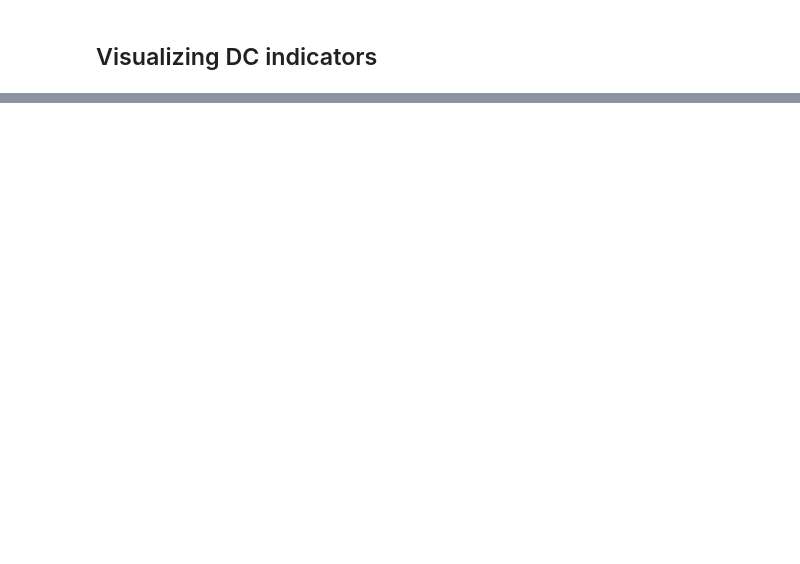
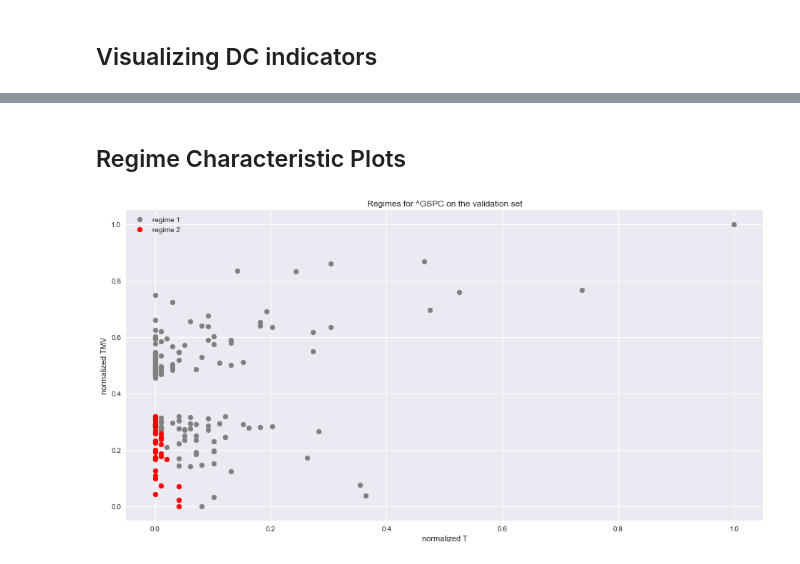
Before and after one commit to uday-31/detecting-market-regime-changes, a Jupyter notebook: detecting-regime-change.ipynb, the cells around one changed output, grey strips where cells are left out. Cells and saved outputs as stored; diff of their text form; code cells hidden in the pictures; blank space fills up the shorter version.

```diff
--- a/detecting-regime-change.ipynb
+++ b/detecting-regime-change.ipynb
@@ -151,10 +215,0 @@ plt.show()
-# %%
-df_ts = get_data(TICKERS, START_DATE, TRADING_DAY[TYPE]/2)
-df_ret = df_ts.pct_change().dropna()
-
-features = get_DC_data_v2(df_ts[TICKERS[0]], 0.2)
-fig, ax = plt.subplots(figsize=(16,8))
-sns.lineplot(data=df_ts[TICKERS[0]])
-sns.scatterplot(x = [i[0] for i in features], y = [i[1] for i in features], color='black', s=100)
-sns.scatterplot(x = [i[2] for i in features], y = [i[3] for i in features], color='red', s=50)
-None
@@ -222,6 +215,0 @@ cv.get_optimal_parameters()
-# %%
-'''On test data'''
-strat_test = Pipeline(df_ts= df_ts, DC_indicator = 'R', epsilon = 0.8, theta = 0.01, threshold = 1, to_test = True)
-# strat_test = Pipeline(df_ts= df_ts, **cv.get_optimal_parameters(), epsilon = 0.75, to_test = True)
-strat_test.fit(verbose = True)
-strat_test.trading_metrics_test
@@ -257,0 +216,11 @@ plt.show()
+# %% [markdown]
+## Regime Characteristic Plots
+# %%
+model = Pipeline(df_ts= df_ts, to_test = True, **cv.get_optimal_parameters())
+model.fit()
+regimes_test = strat_test.regimes_test
+regimes_valid = strat_test.regimes_valid
+# %%
+make_regime_plots(regimes_valid, model.tmv['valid'], model.T['valid'], model.ticker, 'validation')
+# %% [output]
+[figure, added]
```
Also changed, not shown: parts of 37 cells of this notebook, 1 other file.
